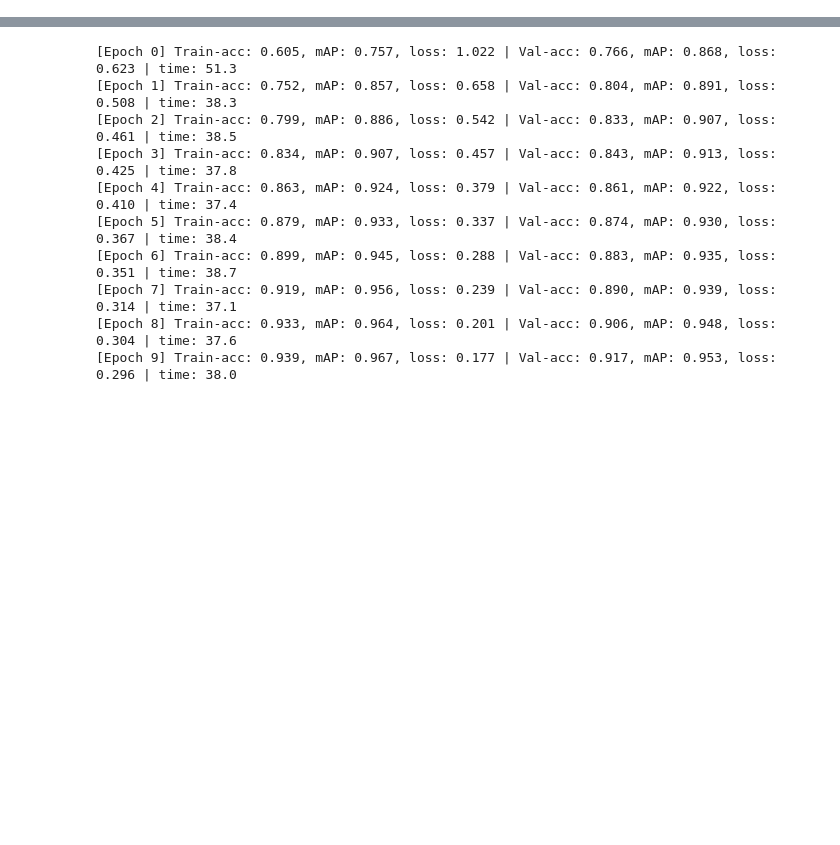
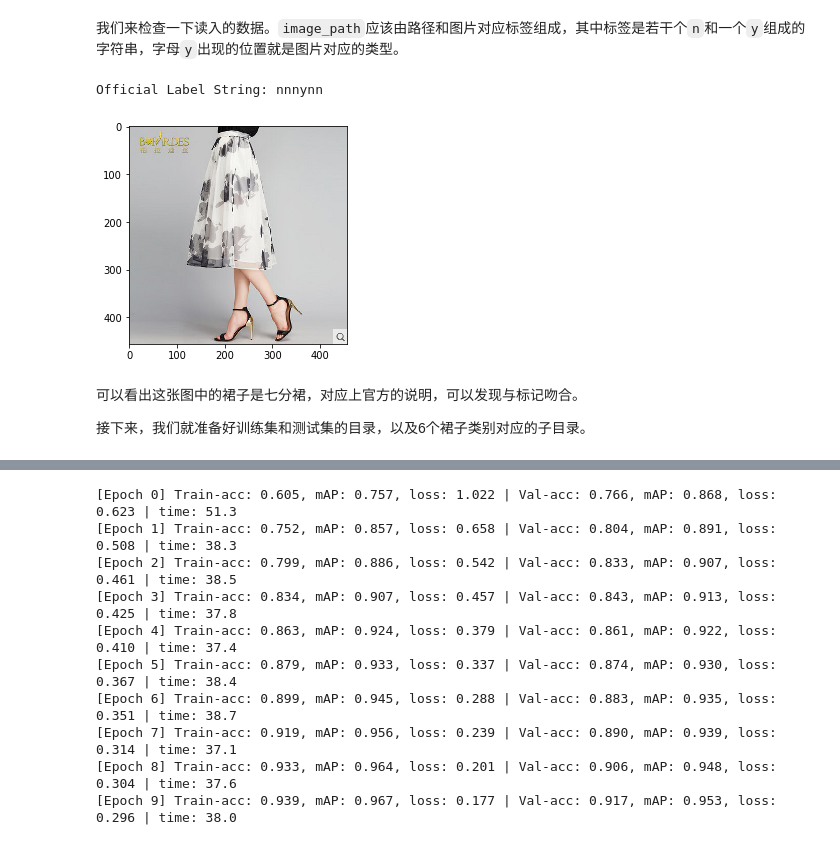
Before and after one commit to hetong007/Gluon-FashionAI-Attributes, a Jupyter notebook: FashionAI-Attributes-Skirt.ipynb, the cells around one changed output, grey strips where cells are left out. Saved outputs shown, nothing was run; the diff lists cells and outputs as text; code cells hidden in the pictures; blank space fills up the shorter version.

```diff
--- a/FashionAI-Attributes-Skirt.ipynb
+++ b/FashionAI-Attributes-Skirt.ipynb
@@ -0,0 +45,42 @@
+# %%
+# 裙子任务的目录名
+task = 'skirt_length_labels'
+# 热身数据与训练数据的图片标记文件
+warmup_label_dir = 'data/web/Annotations/skirt_length_labels.csv'
+base_label_dir = 'data/base/Annotations/label.csv'
+
+image_path = []
+
+with open(warmup_label_dir, 'r') as f:
+    lines = f.readlines()
+    tokens = [l.rstrip().split(',') for l in lines]
+    for path, _, label in tokens:
+        image_path.append(('data/web/' + path, label))
+
+with open(base_label_dir, 'r') as f:
+    lines = f.readlines()
+    tokens = [l.rstrip().split(',') for l in lines]
+    for path, tk, label in tokens:
+        if tk == task:
+            image_path.append(('data/base/' + path, label))
+# %% [markdown]
+我们来检查一下读入的数据。`image_path`应该由路径和图片对应标签组成，其中标签是若干个`n`和一个`y`组成的字符串，字母`y`出现的位置就是图片对应的类型。
+# %%
+from mxnet import image
+import matplotlib.pyplot as plt
+
+def plot_image(img_path):
+    with open(img_path, 'rb') as f:
+        img = image.imdecode(f.read())
+    plt.imshow(img.asnumpy())
+    return img
+
+plot_image(image_path[0][0])
+print("Official Label String: %s" %(image_path[0][1]))
+# %% [output]
+Official Label String: nnnynn
+[figure, added]
+# %% [markdown]
+可以看出这张图中的裙子是七分裙，对应上官方的说明，可以发现与标记吻合。
+
+接下来，我们就准备好训练集和测试集的目录，以及6个裙子类别对应的子目录。
```
Also changed, not shown: parts of 33 cells of this notebook, 1 other file.
